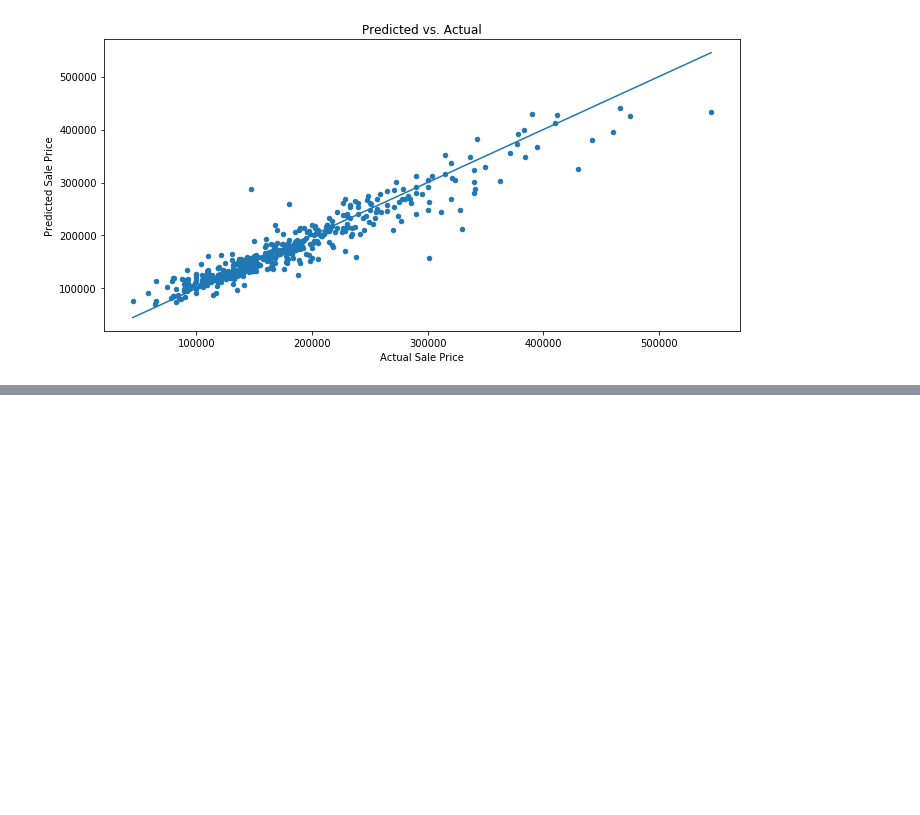
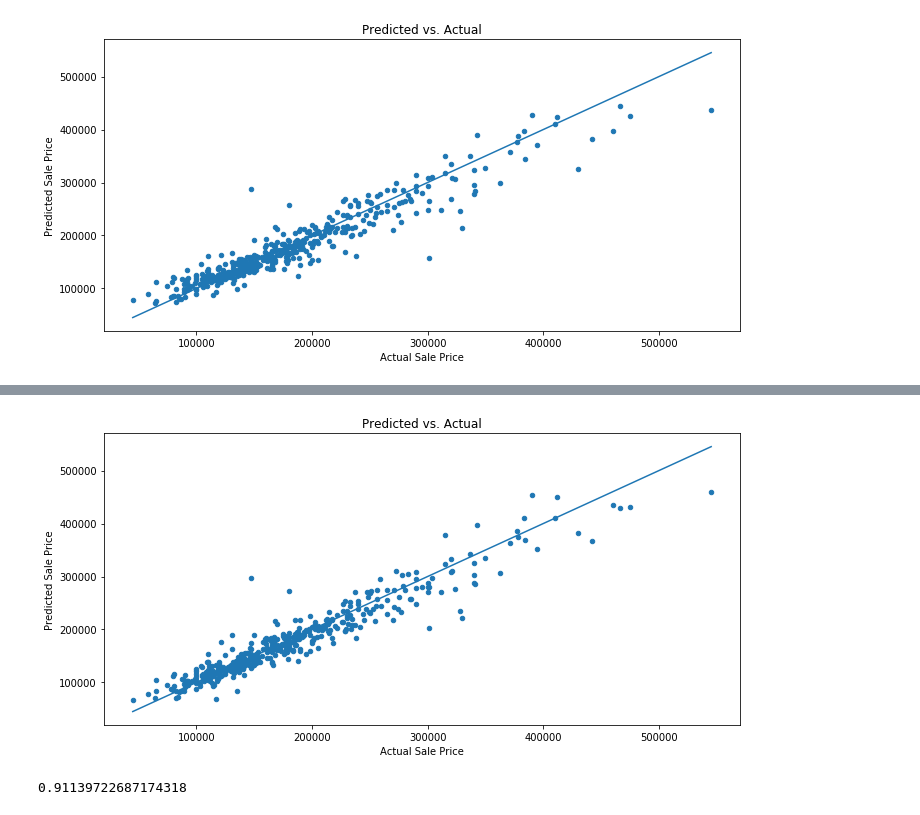
Before and after one commit to CpuKnows/CS-412-Class-Project, a Jupyter notebook: src/HousePrice_TreeBasedMethods.ipynb, the cells around one changed output, grey strips where cells are left out. Drawn from its saved outputs; the diff is of its cells as text; code cells hidden in the pictures; blank space fills up the shorter version.

```diff
--- a/src/HousePrice_TreeBasedMethods.ipynb
+++ b/src/HousePrice_TreeBasedMethods.ipynb
@@ -178,0 +242,19 @@ r2_score(y_test,y_pred)
+# %%
+clf = xgb.XGBRegressor()
+clf.fit(X_train,y_train)
+y_pred = clf.predict(X_test)
+# %%
+plt.figure(figsize=(10, 5))
+plt.scatter(y_test, y_pred, s=20)
+plt.title('Predicted vs. Actual')
+plt.xlabel('Actual Sale Price')
+plt.ylabel('Predicted Sale Price')
+
+plt.plot([min(y_test), max(y_test)], [min(y_test), max(y_test)])
+plt.tight_layout()
+# %% [output]
+[figure, added]
+# %%
+r2_score(y_test,y_pred)
+# %% [output]
+0.91139722687174318
```
Also changed, not shown: parts of 29 cells of this notebook, 1 other file.
